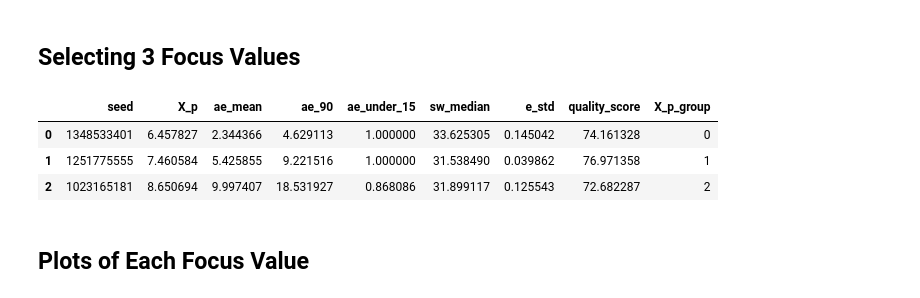
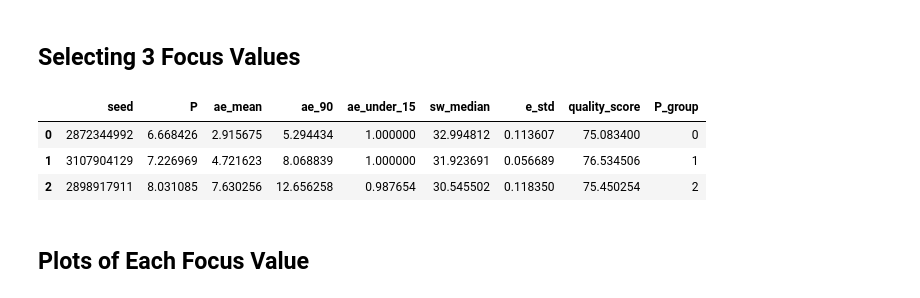
Before and after one commit to JamesBedson/USAT-Designer, a Jupyter notebook: .Scripts/usat_designer/notebooks/parameter_analysis.ipynb, the cells around one changed output. Drawn from its saved outputs; the diff is of its cells as text; code cells hidden in the pictures.

```diff
--- a/.Scripts/usat_designer/notebooks/parameter_analysis.ipynb
+++ b/.Scripts/usat_designer/notebooks/parameter_analysis.ipynb
@@ -34,7 +37,7 @@ df = create_df_from_files("/Volumes/James/Batch_Data_2/usat_decodings", max_fold
 # %%
-def compute_qs_and_xp(angular_error, source_width, energy):
+def compute_qs_and_ps(angular_error, source_width, energy):
 
-    # metrics
+    # Metrics
     ae_mean     = np.mean(angular_error)
     ae_90       = np.percentile(angular_error, 90)
 
@@ -58,8 +61,8 @@ def compute_qs_and_xp(angular_error, source_width, energy):
     score_sw_median     = normalise(sw_median, 0, 90, inverse=True)
     score_e_std         = normalise(e_std, 0, 1, inverse=True)
 
-
-    x_p = np.std(source_width)
+    # P
+    P = np.std(source_width)
 
     # --- Weights ---
     ae_mean_weight      = 0.1
@@ -86,7 +89,7 @@ def compute_qs_and_xp(angular_error, source_width, energy):
 
     return {
         DSN_SMPL_QUALITY_SCORE: float(q_s),
-        DSN_SMPL_X_p: float(x_p),
+        DSN_SMPL_P: float(P),
         "ae_mean": float(ae_mean),
         "ae_90": float(ae_90),
         "ae_under_15": float(ae_under_15),
@@ -111,7 +114,7 @@ def compute_quality_metrics(df: pd.DataFrame) -> pd.DataFrame:
             row[DSN_OUT_OUTPUT_LAYOUT]
         )
 
-        metrics = compute_qs_and_xp(ang_error, source_width, energy)
+        metrics = compute_qs_and_ps(ang_error, source_width, energy)
         all_metrics.append(metrics)
 
     metrics_df = pd.DataFrame(all_metrics)
@@ -130,12 +133,12 @@ metrics = [
     DSN_SMPL_QUALITY_SCORE
 ]
 
-columns_to_keep = [DSN_SMPL_SEED, DSN_SMPL_X_p] + metrics
+columns_to_keep = [DSN_SMPL_SEED, DSN_SMPL_P] + metrics
 df_q_s          = df_q_s[columns_to_keep].copy()
 df_q_s.head(10)
 
-x_p_counts          = df_q_s[DSN_SMPL_X_p].value_counts()
-unique_x_p_values   = x_p_counts[x_p_counts == 1].index
-df_q_s_unique       = df_q_s[df_q_s[DSN_SMPL_X_p].isin(unique_x_p_values)].copy()
+P_counts          = df_q_s[DSN_SMPL_P].value_counts()
+unique_P_values   = P_counts[P_counts == 1].index
+df_q_s_unique       = df_q_s[df_q_s[DSN_SMPL_P].isin(unique_P_values)].copy()
 df_q_s_unique.head(3)
 # %% [output]
@@ -183,12 +186,12 @@ plt.show()
 # %%
-threshold   = 70
+threshold   = 75
 df_q_s_unique_filtered = df_q_s_unique[df_q_s_unique[DSN_SMPL_QUALITY_SCORE] > threshold].copy()
 
 sns.scatterplot(data=df_q_s_unique_filtered,
-                x=DSN_SMPL_X_p,
+                x=DSN_SMPL_P,
                 y=DSN_SMPL_QUALITY_SCORE)
-plt.title("Focus vs Quality Score > 70%")
-plt.xlabel("Focus $X_p$")
+plt.title(f"Focus vs Quality Score > {threshold}%")
+plt.xlabel("Focus $P$")
 plt.ylabel("Quality Score $q(S)$")
 plt.savefig(output_paths[DSN_PLT_PATH_FOCUS_VS_QUALITY_THRESHOLD], dpi=150, bbox_inches='tight')
 plt.show()
@@ -223,30 +226,30 @@ plt.show()
 # %% [markdown]
 ## Selecting 3 Focus Values
 # %%
-df_sorted       = df_q_s_unique_filtered.sort_values(by=DSN_SMPL_X_p).reset_index(drop=True)
+df_sorted       = df_q_s_unique_filtered.sort_values(by=DSN_SMPL_P).reset_index(drop=True)
 num_y_per_group = 1
 
 # Lowest X_p above threshold
 focus_low               = df_sorted.head(num_y_per_group).copy()
-focus_low["X_p_group"]  = 0
+focus_low["P_group"]  = 0
 
 # Highest X_p above threshold
 focus_high              = df_sorted.tail(num_y_per_group).copy()
-focus_high["X_p_group"] = 2
+focus_high["P_group"] = 2
 
 # Median X_p
 median_index            = len(df_sorted) // 2
 focus_mid               = df_sorted.iloc[[median_index]].copy()
-focus_mid["X_p_group"]  = 1
+focus_mid["P_group"]  = 1
 
 # Combining
 df_top_x_p_groups = pd.concat([focus_low, focus_mid, focus_high], ignore_index=True)
 df_top_x_p_groups
 # %% [output]
-|  | seed | X_p | ae_mean | ae_90 | ae_under_15 | sw_median | e_std | quality_score | X_p_group |
-| 0 | 1348533401 | 6.457827 | 2.344366 | 4.629113 | 1.000000 | 33.625305 | 0.145042 | 74.161328 | 0 |
-| 1 | 1251775555 | 7.460584 | 5.425855 | 9.221516 | 1.000000 | 31.538490 | 0.039862 | 76.971358 | 1 |
-| 2 | 1023165181 | 8.650694 | 9.997407 | 18.531927 | 0.868086 | 31.899117 | 0.125543 | 72.682287 | 2 |
+|  | seed | P | ae_mean | ae_90 | ae_under_15 | sw_median | e_std | quality_score | P_group |
+| 0 | 2872344992 | 6.668426 | 2.915675 | 5.294434 | 1.000000 | 32.994812 | 0.113607 | 75.083400 | 0 |
+| 1 | 3107904129 | 7.226969 | 4.721623 | 8.068839 | 1.000000 | 31.923691 | 0.056689 | 76.534506 | 1 |
+| 2 | 2898917911 | 8.031085 | 7.630256 | 12.656258 | 0.987654 | 30.545502 | 0.118350 | 75.450254 | 2 |
 # %% [markdown]
 ## Plots of Each Focus Value
 # %% [markdown]
```
Also changed, not shown: parts of 10 cells of this notebook, 20 other files.
